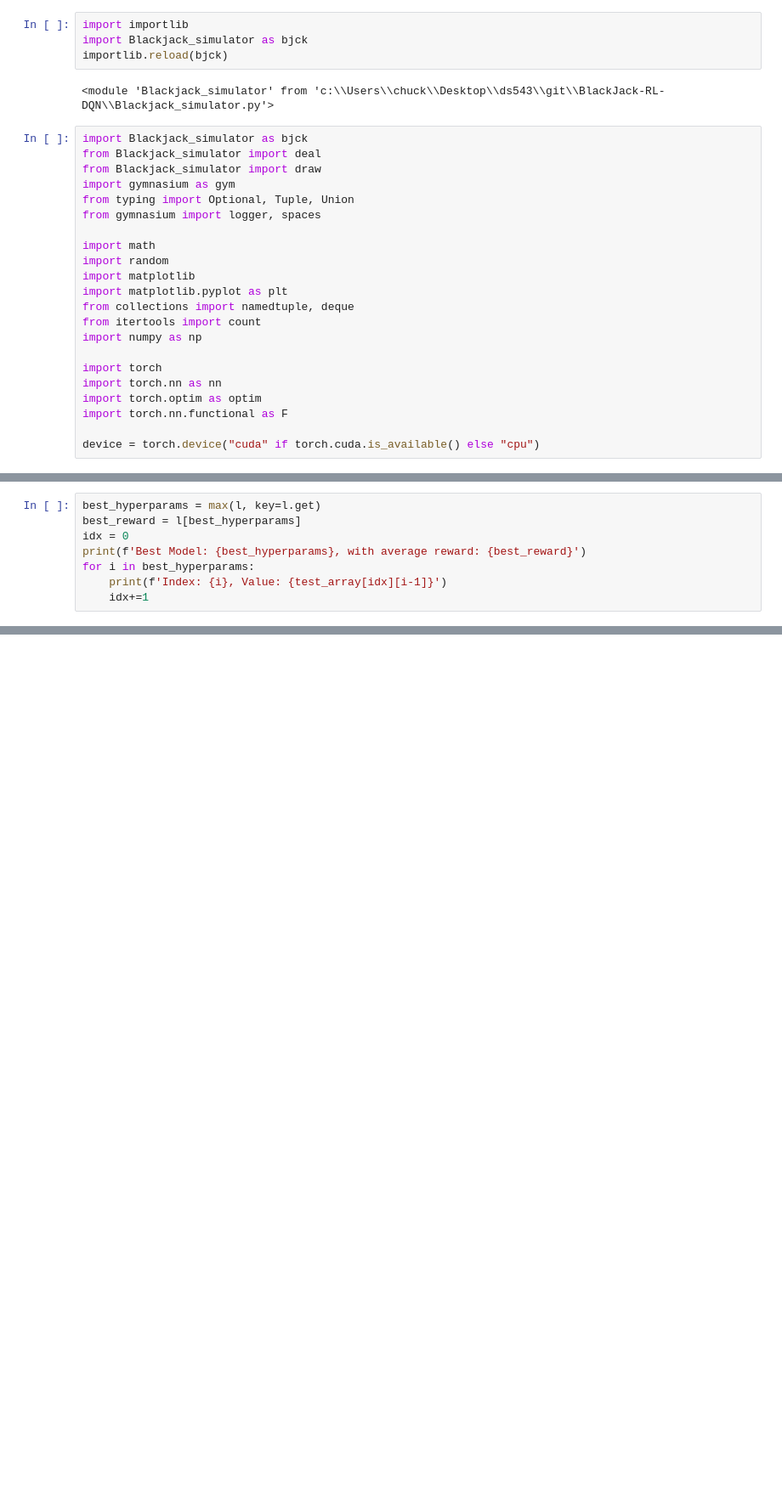
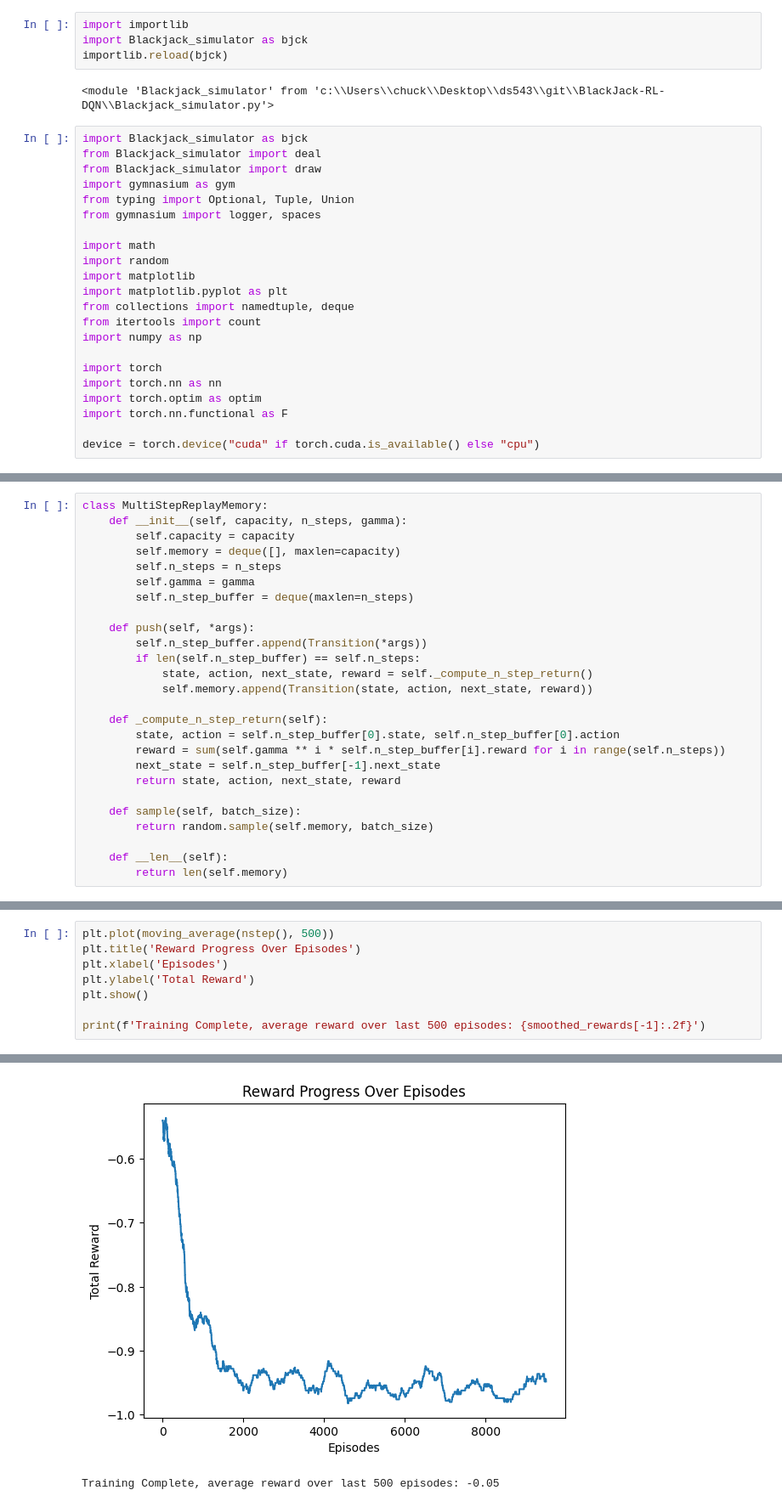
Before and after one commit to SachielC/BlackJack-RL-DQN, a Jupyter notebook: RL_BLJK.ipynb, the cells around one changed output, grey strips where cells are left out. Shown at 85% size. Saved outputs shown, nothing was run; the diff lists cells and outputs as text; blank space fills up the shorter version.

```diff
--- a/RL_BLJK.ipynb
+++ b/RL_BLJK.ipynb
@@ -286,8 +28,0 @@ KeyboardInterrupt:
-# %%
-best_hyperparams = max(l, key=l.get)
-best_reward = l[best_hyperparams]
-idx = 0
-print(f'Best Model: {best_hyperparams}, with average reward: {best_reward}')
-for i in best_hyperparams:
-    print(f'Index: {i}, Value: {test_array[idx][i-1]}')
-    idx+=1
@@ -442,0 +491,26 @@ Model and replay memory reset.
+# %%
+class MultiStepReplayMemory:
+    def __init__(self, capacity, n_steps, gamma):
+        self.capacity = capacity
+        self.memory = deque([], maxlen=capacity)
+        self.n_steps = n_steps
+        self.gamma = gamma
+        self.n_step_buffer = deque(maxlen=n_steps)
+
+    def push(self, *args):
+        self.n_step_buffer.append(Transition(*args))
+        if len(self.n_step_buffer) == self.n_steps:
+            state, action, next_state, reward = self._compute_n_step_return()
+            self.memory.append(Transition(state, action, next_state, reward))
+
+    def _compute_n_step_return(self):
+        state, action = self.n_step_buffer[0].state, self.n_step_buffer[0].action
+        reward = sum(self.gamma ** i * self.n_step_buffer[i].reward for i in range(self.n_steps))
+        next_state = self.n_step_buffer[-1].next_state
+        return state, action, next_state, reward
+
+    def sample(self, batch_size):
+        return random.sample(self.memory, batch_size)
+
+    def __len__(self):
+        return len(self.memory)
@@ -442,0 +558,9 @@ Model and replay memory reset.
+# %%
+plt.plot(moving_average(nstep(), 500))
+plt.title('Reward Progress Over Episodes')
+plt.xlabel('Episodes')
+plt.ylabel('Total Reward')
+plt.show()
+
+print(f'Training Complete, average reward over last 500 episodes: {smoothed_rewards[-1]:.2f}')
+# %% [output]
@@ -442,0 +577,2 @@ Model and replay memory reset.
+[figure, added]
+Training Complete, average reward over last 500 episodes: -0.05
```
Also changed, not shown: parts of 41 cells of this notebook.
